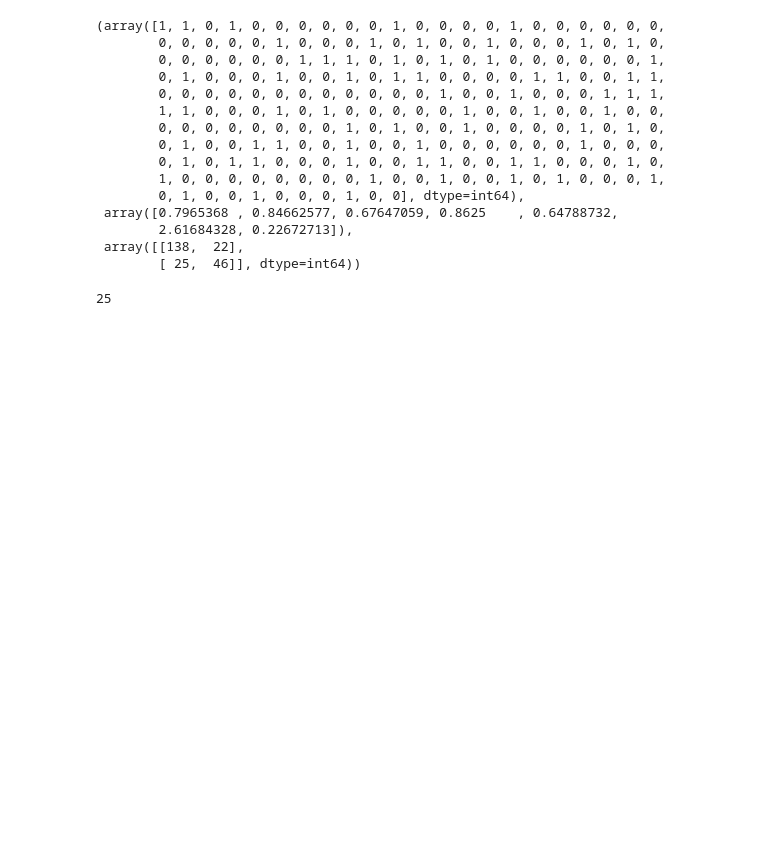
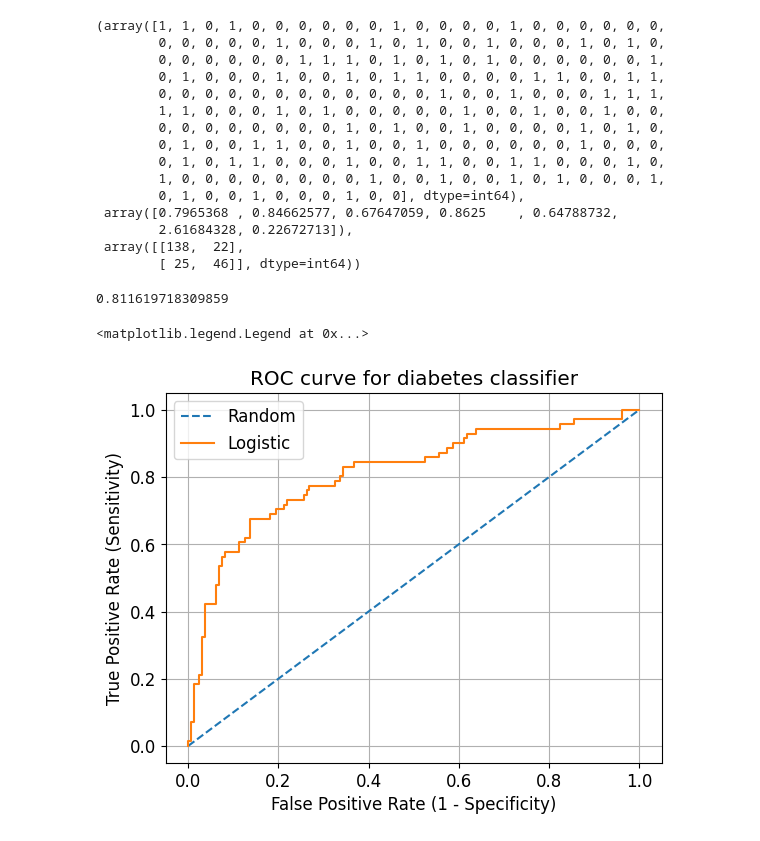
Before and after one commit to neeliit/DiagnosticsPy, a Jupyter notebook: diagnostics.ipynb, the cells around one changed output. Cells and saved outputs as stored; diff of their text form; code cells hidden in the pictures; blank space fills up the shorter version.

```diff
--- a/diagnostics.ipynb
+++ b/diagnostics.ipynb
@@ -132,7 +135,58 @@ y_pred
         2.61684328, 0.22672713]),
  array([[138,  22],
         [ 25,  46]], dtype=int64))
-# %%
-y_pred[2][1,0]
-# %% [output]
-25
+# %%
+from sklearn.linear_model import LogisticRegression
+classifier = LogisticRegression(random_state=0)
+classifier.fit(x_train,y_train)
+
+#.......Predict the Test set result.......#
+y_pred = classifier.predict(x_test)
+y_pred_quant = classifier.predict_proba(x_test)[:, 1] #Only keep the first column, which is the 'pos' values
+# %%
+ #..........Area Under the curve (AUC)...............#
+from sklearn.metrics import auc, roc_auc_score
+AUC = roc_auc_score(y_test,y_pred_quant)
+#AUC = auc(fpr, tpr)
+AUC
+# %% [output]
+0.811619718309859
+# %%
+from sklearn.metrics import auc, roc_curve, roc_auc_score
+import matplotlib.pyplot as plt
+#fpr, tpr, thresholds = roc_curve(y_test, y_pred_quant)
+
+# calculate AUC
+AUC = roc_auc_score(y_test, y_pred_quant)
+# print('AUC: %.3f' % auc)
+
+# generate a random prediction probability
+y_rand_probs = [0 for _ in range(len(y_test))]
+
+# calculate scores
+y_rand_auc = roc_auc_score(y_test, y_rand_probs)
+y_test_auc = roc_auc_score(y_test, y_pred_quant)
+
+# # summarize scores
+# print('Random: ROC AUC=', y_rand_auc)
+# print('Logistic: ROC AUC=', y_test_auc)
+
+# calculate roc curves
+rand_fpr, rand_tpr, _ = roc_curve(y_test, y_rand_probs)
+fpr, tpr, _ = roc_curve(y_test, y_pred_quant)
+
+
+# plot the roc curve for the model
+plt.plot(rand_fpr, rand_tpr, linestyle='--', label='Random')
+plt.plot(fpr, tpr, label='Logistic')
+
+plt.rcParams['font.size'] = 12
+plt.title('ROC curve for diabetes classifier')
+plt.xlabel('False Positive Rate (1 - Specificity)')
+plt.ylabel('True Positive Rate (Sensitivity)')
+plt.grid(True)
+# show the legend
+plt.legend()
+# %% [output]
+<matplotlib.legend.Legend at 0x...>
+[figure, added]
```
Also changed, not shown: parts of 4 cells of this notebook.
